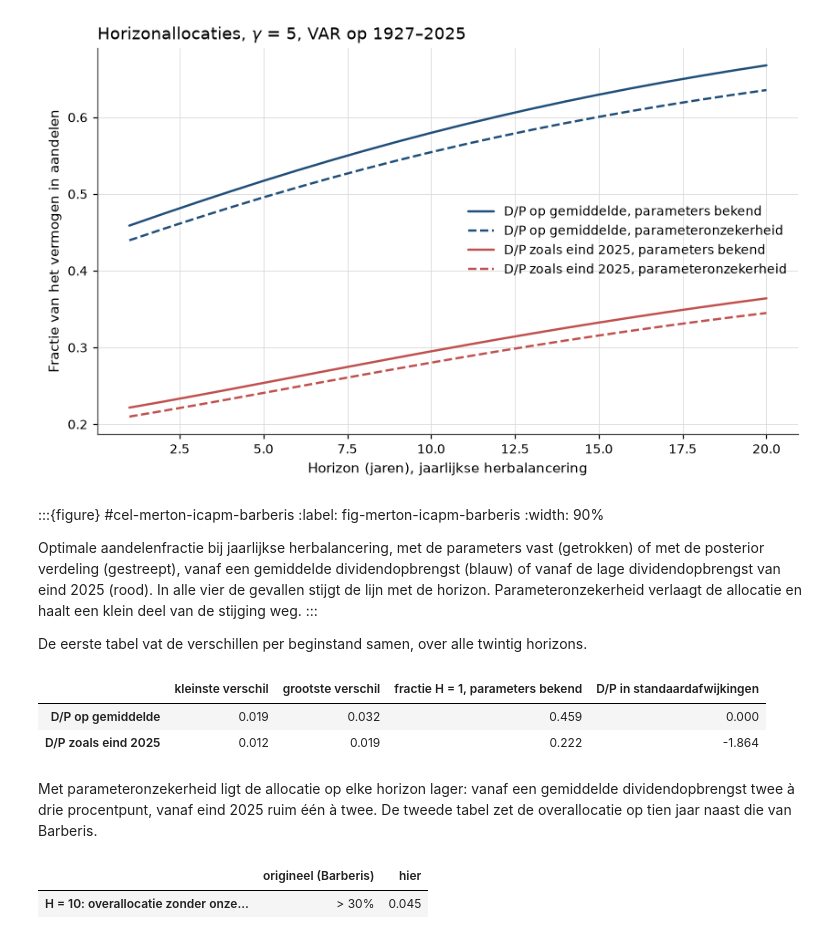
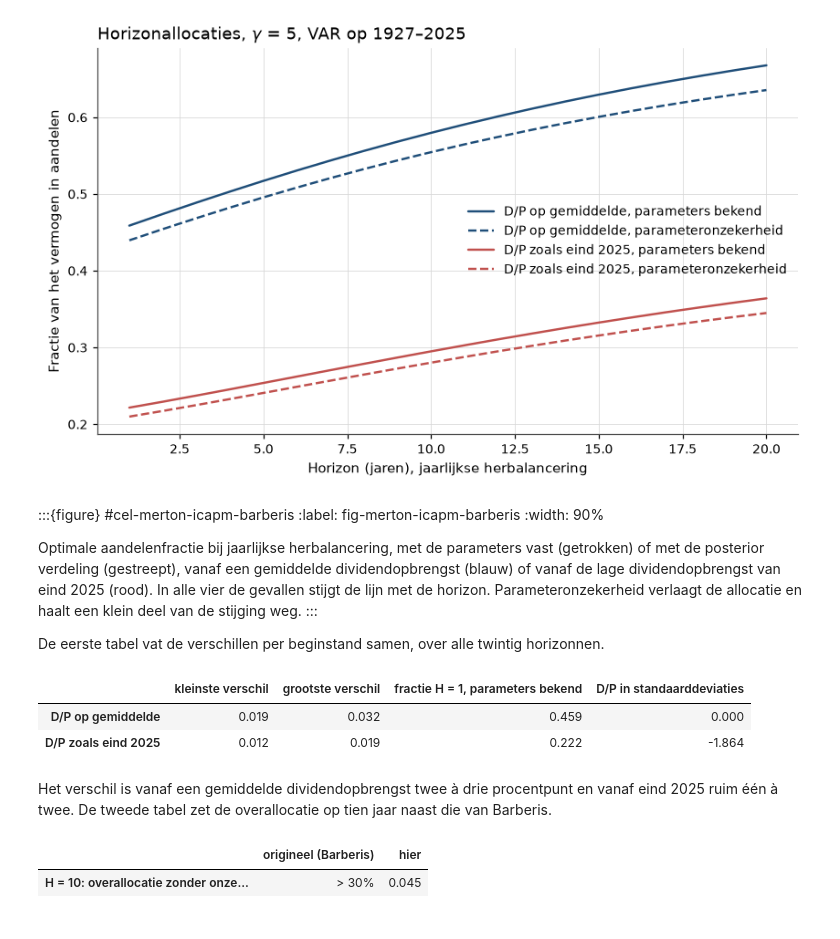
Before and after one commit to MaartenN14/history-asset-pricing, a Jupyter notebook: lectures/03_10_merton_icapm.ipynb, the cells around one changed output. Saved outputs shown, nothing was run; the diff lists cells and outputs as text; code cells hidden in the pictures.

```diff
--- a/lectures/03_10_merton_icapm.ipynb
+++ b/lectures/03_10_merton_icapm.ipynb
@@ -1265,23 +1290,23 @@ In alle vier de gevallen stijgt de lijn met de horizon. Parameteronzekerheid
 verlaagt de allocatie en haalt een klein deel van de stijging weg.
 :::
 
-De eerste tabel vat de verschillen per beginstand samen, over alle twintig horizons.
+De eerste tabel vat de verschillen per beginstand samen, over alle twintig horizonnen.
 # %%
 gap = share_point - share_bayes  # parameters fixed minus parameter uncertainty
 pd.DataFrame(
     {"kleinste verschil": gap.min(axis=0), "grootste verschil": gap.max(axis=0),
      "fractie H = 1, parameters bekend": share_point[0],
-     "D/P in standaardafwijkingen": [0.0, z_annual[-1] / sd_z_ann]},
+     "D/P in standaarddeviaties": [0.0, z_annual[-1] / sd_z_ann]},
     index=["D/P op gemiddelde", "D/P zoals eind 2025"],
 ).round(3)
 # %% [output]
-|  | kleinste verschil | grootste verschil | fractie H = 1, parameters bekend | D/P in standaardafwijkingen |
+|  | kleinste verschil | grootste verschil | fractie H = 1, parameters bekend | D/P in standaarddeviaties |
 | D/P op gemiddelde | 0.019 | 0.032 | 0.459 | 0.000 |
 | D/P zoals eind 2025 | 0.012 | 0.019 | 0.222 | -1.864 |
 # %% [markdown]
-Met parameteronzekerheid ligt de allocatie op elke horizon lager: vanaf een
-gemiddelde dividendopbrengst twee à drie procentpunt, vanaf eind 2025 ruim één à
-twee. De tweede tabel zet de overallocatie op tien jaar naast die van Barberis.
+Het verschil is vanaf een gemiddelde dividendopbrengst twee à drie procentpunt en vanaf
+eind 2025 ruim één à twee. De tweede tabel zet de overallocatie op tien jaar naast die van
+Barberis.
 # %%
 pd.DataFrame(
     {"origineel (Barberis)": ["> 30%"],
```
Also changed, not shown: parts of 24 cells of this notebook, 4 other files.
